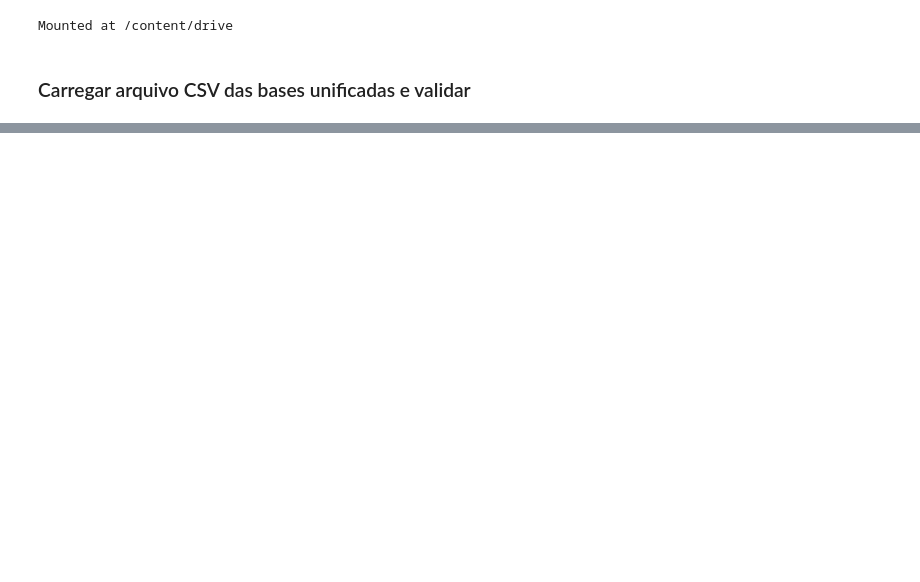
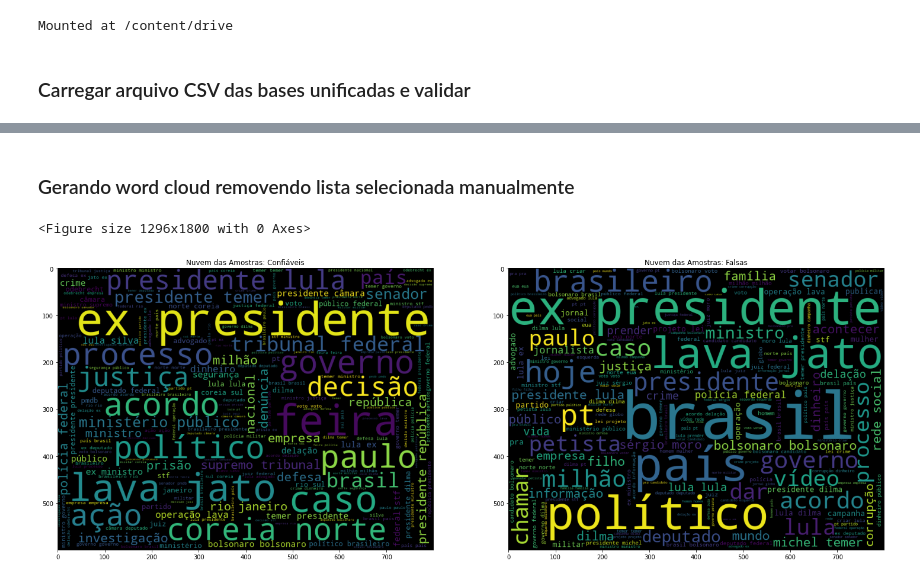
Before and after one commit to caesarcc/pucminas-tcc-fake-news-detection, a Jupyter notebook: passo04_analise_exploracao.ipynb, the cells around one changed output, grey strips where cells are left out. Drawn from its saved outputs; the diff is of its cells as text; code cells hidden in the pictures; blank space fills up the shorter version.

```diff
--- a/passo04_analise_exploracao.ipynb
+++ b/passo04_analise_exploracao.ipynb
@@ -244,0 +90,16 @@ dados.to_csv('dados/fakebr_corpus_processado.csv', sep = ',', index = True)
+# %%
+palavras_remover = ['de','ser','dizer','ano','haver','a','afirmar','o','ter','do','dia','é','r','pessoa','foi','da','fazer','em','um','ficar',
+                    'pedir','e','receber','s','ele','durante','casa','chegar','estar','pedido','passar','uma','poder','falar','cidade','ir',
+                    'deixar','com','se','informar','apresentar', 'hoje']
+# Monta lista somente com as palavras unicas
+palavras_confiavel = ' '.join([palavra for palavra in re.split("\W+", palavras_confiavel) if palavra.lower() not in palavras_remover])
+palavras_falsa = ' '.join([palavra for palavra in re.split("\W+", palavras_falsa) if palavra.lower() not in palavras_remover])
+# %% [markdown]
+### Gerando word cloud removendo lista selecionada manualmente
+# %%
+plota_nuvens(
+    palavras_confiavel, palavras_falsa, 'Confiáveis', 'Falsas'
+)
+# %% [output]
+<Figure size 1296x1800 with 0 Axes>
+[figure, added]
```
Also changed, not shown: parts of 38 cells of this notebook.
